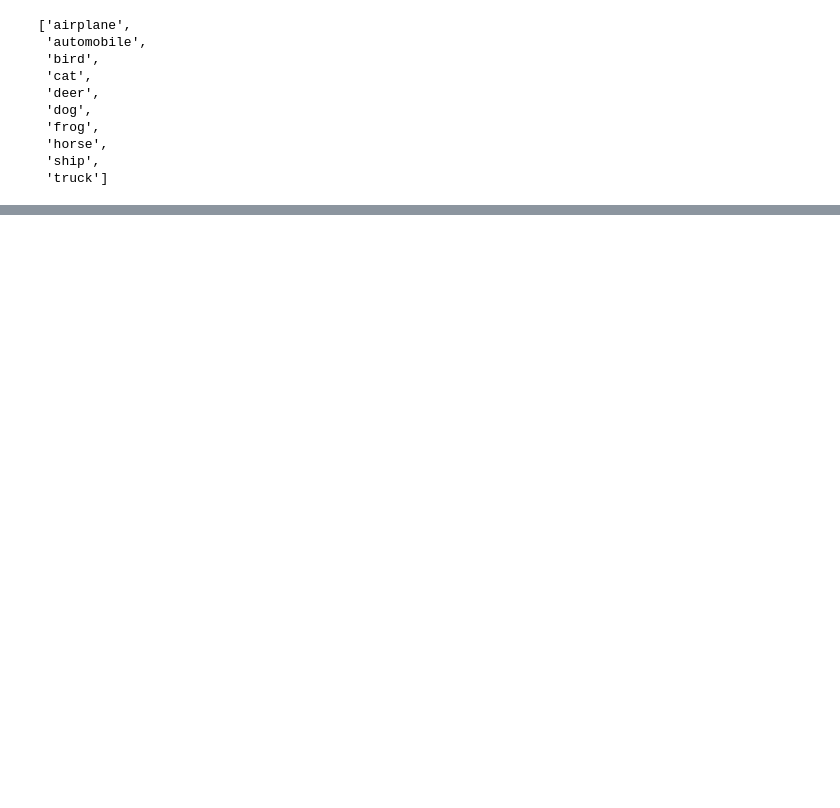
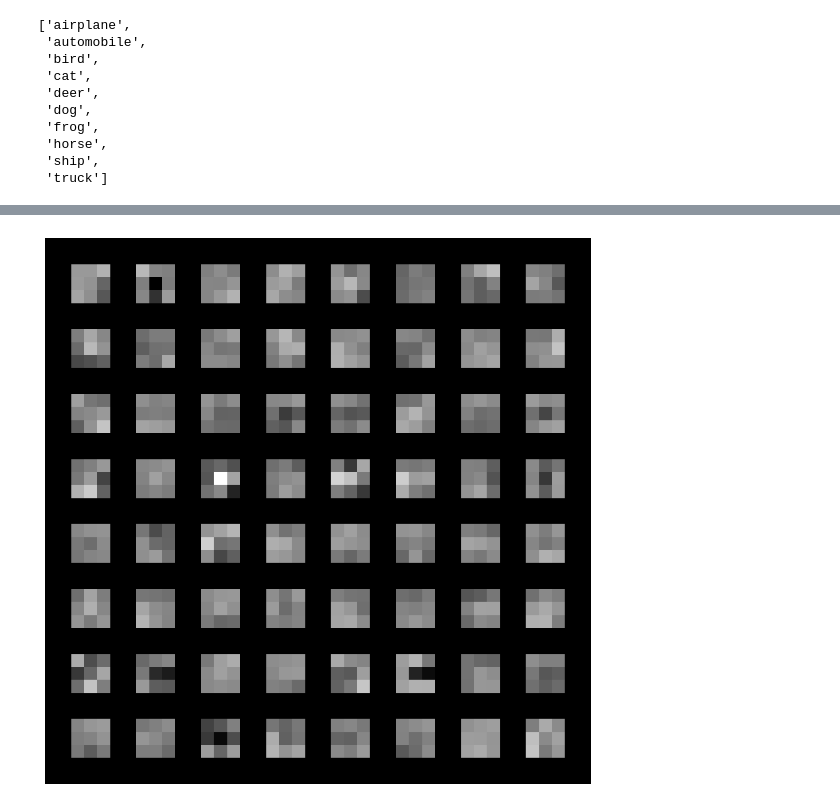
Before and after one commit to krispypancakes/vision-stuff, a Jupyter notebook: notebooks/cifar_convnet.ipynb, the cells around one changed output, grey strips where cells are left out. Cells and saved outputs as stored; diff of their text form; code cells hidden in the pictures; blank space fills up the shorter version.

```diff
--- a/notebooks/cifar_convnet.ipynb
+++ b/notebooks/cifar_convnet.ipynb
@@ -153,0 +198,4 @@ plt.imshow(input_)
+# %%
+visualize_filters(model.resnet[1].convblock[0].weight.detach().cpu().clone())
+# %% [output]
+[figure, added]
```
Also changed, not shown: parts of 31 cells of this notebook.
